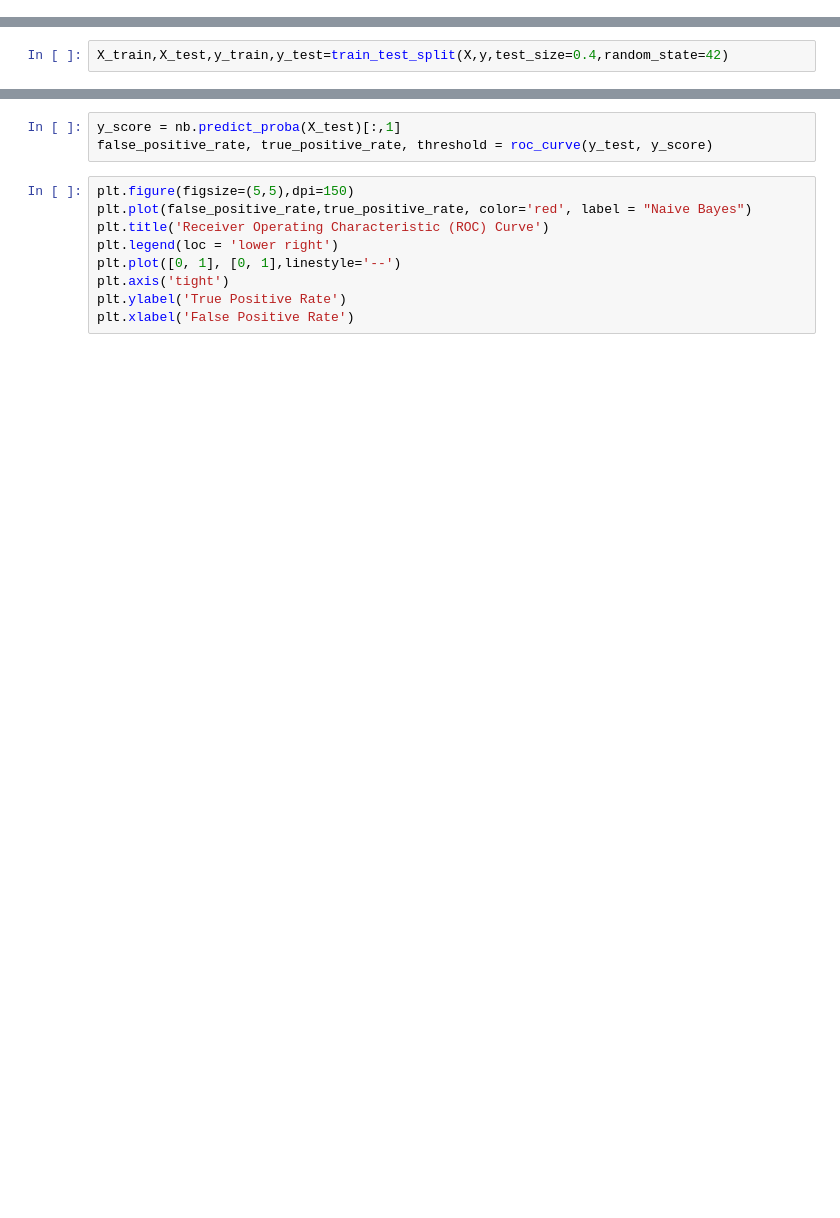
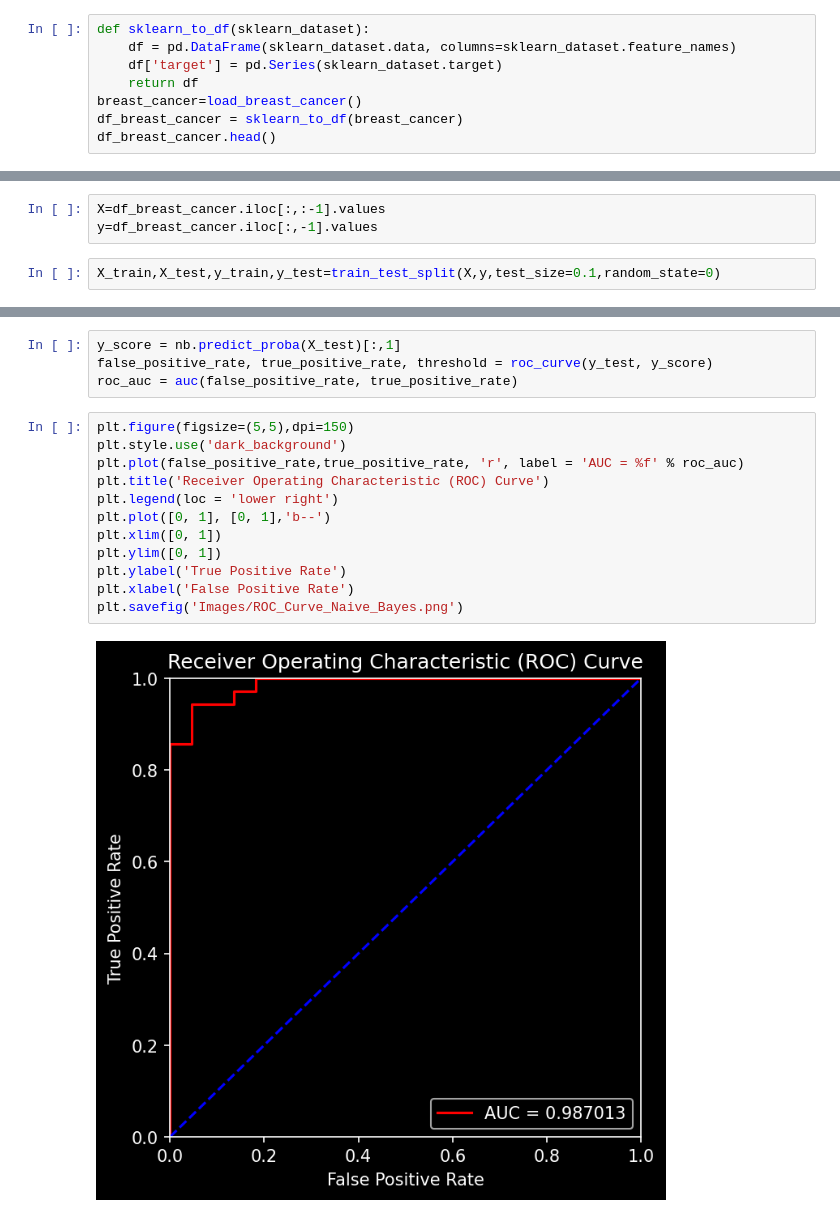
Before and after one commit to debjitpal5040/ML_Algorithms, a Jupyter notebook: Machine Learning/Supervised Learning/Classification/Naive Bayes/Naive_Bayes.ipynb, the cells around one changed output, grey strips where cells are left out. Drawn from its saved outputs; the diff is of its cells as text; blank space fills up the shorter version.

```diff
--- a/Machine Learning/Supervised Learning/Classification/Naive Bayes/Naive_Bayes.ipynb
+++ b/Machine Learning/Supervised Learning/Classification/Naive Bayes/Naive_Bayes.ipynb
@@ -17,0 +10,8 @@ print(y.head())
+# %%
+def sklearn_to_df(sklearn_dataset):
+    df = pd.DataFrame(sklearn_dataset.data, columns=sklearn_dataset.feature_names)
+    df['target'] = pd.Series(sklearn_dataset.target)
+    return df
+breast_cancer=load_breast_cancer()
+df_breast_cancer = sklearn_to_df(breast_cancer)
+df_breast_cancer.head()
@@ -18,2 +114,5 @@ print(y.head())
+# %%
+X=df_breast_cancer.iloc[:,:-1].values
+y=df_breast_cancer.iloc[:,-1].values
 # %%
-X_train,X_test,y_train,y_test=train_test_split(X,y,test_size=0.4,random_state=42)
+X_train,X_test,y_train,y_test=train_test_split(X,y,test_size=0.1,random_state=0)
@@ -30,14 +145,20 @@ print("Classification Report",'\n',classification_report(y_test,nb_pred))
 # %%
 y_score = nb.predict_proba(X_test)[:,1]
 false_positive_rate, true_positive_rate, threshold = roc_curve(y_test, y_score)
+roc_auc = auc(false_positive_rate, true_positive_rate)
 # %%
 plt.figure(figsize=(5,5),dpi=150)
-plt.plot(false_positive_rate,true_positive_rate, color='red', label = "Naive Bayes")
+plt.style.use('dark_background')
+plt.plot(false_positive_rate,true_positive_rate, 'r', label = 'AUC = %f' % roc_auc)
 plt.title('Receiver Operating Characteristic (ROC) Curve')
 plt.legend(loc = 'lower right')
-plt.plot([0, 1], [0, 1],linestyle='--')
-plt.axis('tight')
+plt.plot([0, 1], [0, 1],'b--')
+plt.xlim([0, 1])
+plt.ylim([0, 1])
 plt.ylabel('True Positive Rate')
 plt.xlabel('False Positive Rate')
+plt.savefig('Images/ROC_Curve_Naive_Bayes.png')
+# %% [output]
+[figure, added]
 # %%
 print("Area Under the Receiver Operating Characteristic Curve :",roc_auc_score(y_test,y_score))
```
Also changed, not shown: parts of 13 cells of this notebook, 2 other files.
